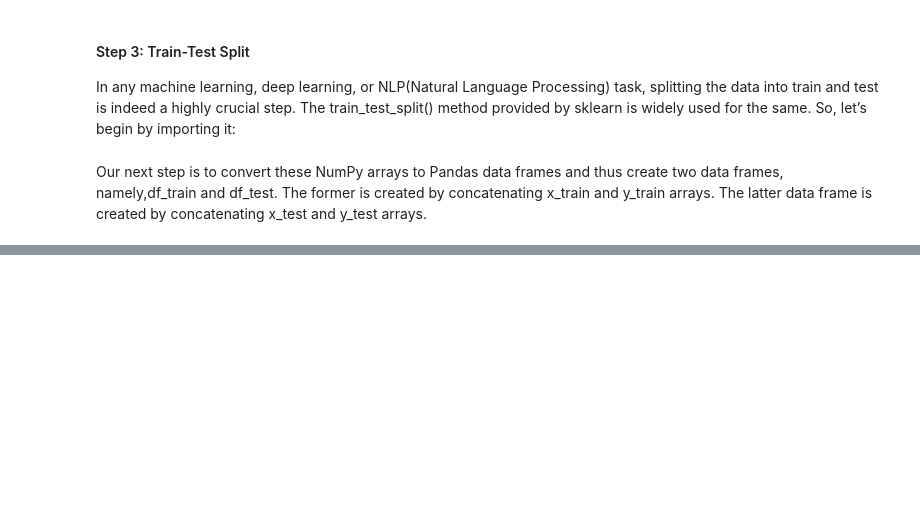
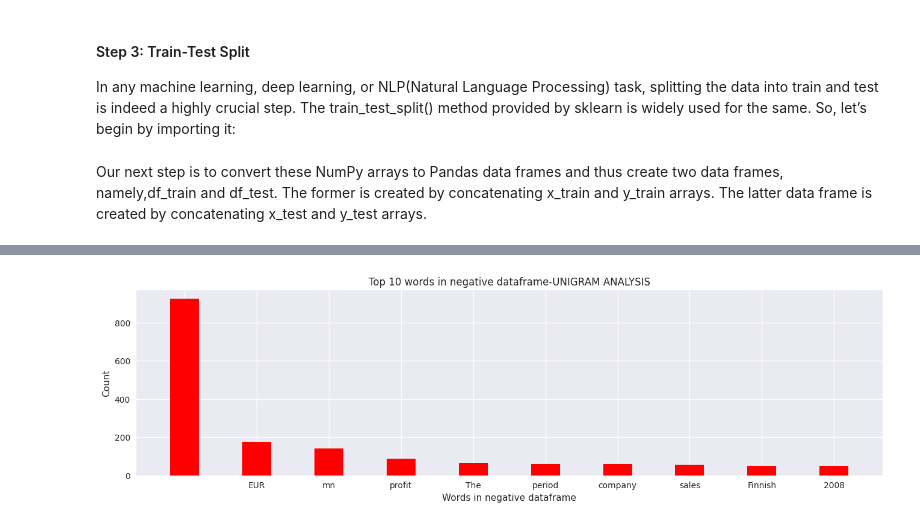
Before and after one commit to sanchitd9/nlp_course, a Jupyter notebook: language_models_(N-grams).ipynb, the cells around one changed output, grey strips where cells are left out. Cells and saved outputs as stored; diff of their text form; code cells hidden in the pictures; blank space fills up the shorter version.

```diff
--- a/language_models_(N-grams).ipynb
+++ b/language_models_(N-grams).ipynb
@@ -143,0 +149,22 @@ df_test.head()
+# %%
+#removing punctuations
+#library that contains punctuation
+import string
+string.punctuation
+
+#defining the function to remove punctuation
+def remove_punctuation(text):
+  if(type(text)==float):
+    return text
+  ans=""
+  for i in text:
+    if i not in string.punctuation:
+      ans+=i
+  return ans
+
+#storing the puntuation free text in a new column called clean_msg
+df_train['news']= df_train['news'].apply(lambda x:remove_punctuation(x))
+df_test['news']= df_test['news'].apply(lambda x:remove_punctuation(x))
+
+df_train.head()
+#punctuations are removed from news column in train dataset
@@ -143,0 +285,11 @@ df_test.head()
+# %%
+plt.figure(1,figsize=(16,4))
+plt.bar(ned1,ned2, color ='red',
+        width = 0.4)
+plt.xlabel("Words in negative dataframe")
+plt.ylabel("Count")
+plt.title("Top 10 words in negative dataframe-UNIGRAM ANALYSIS")
+plt.savefig("negative-unigram.png")
+plt.show()
+# %% [output]
+[figure, added]
```
Also changed, not shown: parts of 23 cells of this notebook, 9 other files.
